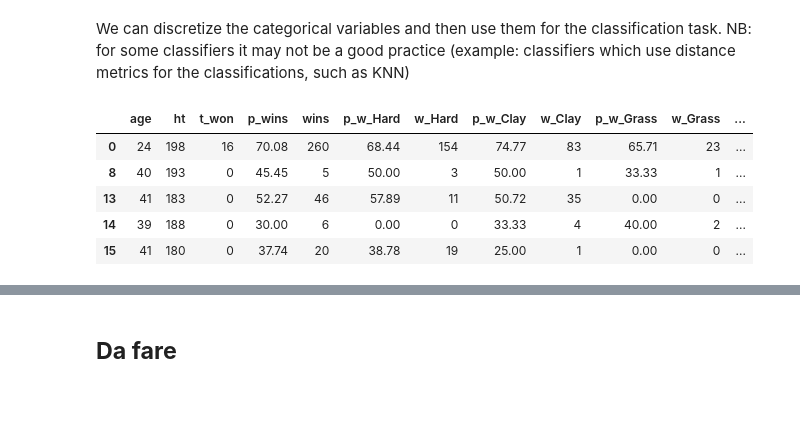
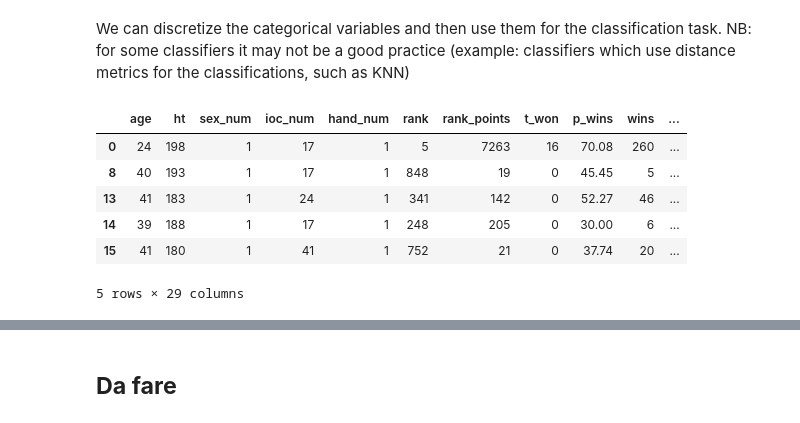
Before and after one commit to nikodallanoce/DataMiningProject, a Jupyter notebook: DM_14_TASK3/DM_14_predictive_analysis.ipynb, the cells around one changed output, grey strips where cells are left out. Drawn from its saved outputs; the diff is of its cells as text; code cells hidden in the pictures.

```diff
--- a/DM_14_TASK3/DM_14_predictive_analysis.ipynb
+++ b/DM_14_TASK3/DM_14_predictive_analysis.ipynb
@@ -32,6 +32,7 @@ fatal: destination path 'DataMiningProject' already exists and is not an empty d
 # %% [markdown]
 **Load the players' profile dataset**
 # %%
-df_players = pd.read_parquet('/content/DataMiningProject/DM_14_TASK2/players_dataset.gzip')
+PATH = '/content/DataMiningProject/DM_14_TASK2/players_dataset.gzip'
+df_players = pd.read_parquet(PATH)
 df_players
 # %% [output]
@@ -211,27 +212,42 @@ def discretize_data(dataset, variables):
         # add a new colum with the number representation of the variable
         dataset[variable+'_num'] = dataset[variable].map(mapping).astype(int)
     return dataset
+# %%
+def move_columns(df, cols_to_move, new_index):
+    """
+    This method re-arranges the columns in a dataframe to place the desired columns at the desired index.
+    Usage:
+        df = move_columns(df, ['Rev'], 2)
+    Input:
+        df: Dataframe
+        cols_to_move: The names of the columns to move. They must be a list
+        new_index: The 0-based location to place the columns.
+    Output:
+        Return a dataframe with the columns re-arranged
+    """
+    other = [c for c in df if c not in cols_to_move]
+    start = other[0:new_index]
+    end = other[new_index:]
+    return df[start + cols_to_move + end]
 # %%
-# discretize the variable relationship, sex, occupation, marital-status, native-country, race
-variables = ['name', 'sex', 'ioc', 'hand']
+# discretize the variable sex, ioc and hand
+variables = ['sex', 'ioc', 'hand']
 df_class = discretize_data(df_players, variables)
 
 # drop the categorical variables since we don't need them anymore
-df_class.drop(columns=['name', 'sex', 'ioc', 'hand', 	'age_range',	'ht_range',	'rank_range'], axis=1,inplace=True)
+df_class.drop(columns=['name', 'sex', 'ioc', 'hand', 'age_range', 'ht_range', 'rank_range'], axis=1,inplace=True)
 
 # move 'target' column to last position
-columns = df_class.columns.to_list()
-columns.pop(columns.index('target'))
-columns = columns + ['target']
-
-df_class = df_class[columns]
+df_class = move_columns(df_class, cols_to_move = ['age', 'ht', 'sex_num', 'ioc_num', 'hand_num', 'rank', 'rank_points'], new_index = 0)
+df_class = move_columns(df_class, cols_to_move = ['target'], new_index = len(df_class.columns) - 1)
 
 #the resulting dataset
 df_class.head()
 # %% [output]
-|  | age | ht | t_won | p_wins | wins | p_w_Hard | w_Hard | p_w_Clay | w_Clay | p_w_Grass | w_Grass | ... |
-| 0 | 24 | 198 | 16 | 70.08 | 260 | 68.44 | 154 | 74.77 | 83 | 65.71 | 23 | ... |
-| 8 | 40 | 193 | 0 | 45.45 | 5 | 50.00 | 3 | 50.00 | 1 | 33.33 | 1 | ... |
-| 13 | 41 | 183 | 0 | 52.27 | 46 | 57.89 | 11 | 50.72 | 35 | 0.00 | 0 | ... |
-| 14 | 39 | 188 | 0 | 30.00 | 6 | 0.00 | 0 | 33.33 | 4 | 40.00 | 2 | ... |
-| 15 | 41 | 180 | 0 | 37.74 | 20 | 38.78 | 19 | 25.00 | 1 | 0.00 | 0 | ... |
+|  | age | ht | sex_num | ioc_num | hand_num | rank | rank_points | t_won | p_wins | wins | ... |
+| 0 | 24 | 198 | 1 | 17 | 1 | 5 | 7263 | 16 | 70.08 | 260 | ... |
+| 8 | 40 | 193 | 1 | 17 | 1 | 848 | 19 | 0 | 45.45 | 5 | ... |
+| 13 | 41 | 183 | 1 | 24 | 1 | 341 | 142 | 0 | 52.27 | 46 | ... |
+| 14 | 39 | 188 | 1 | 17 | 1 | 248 | 205 | 0 | 30.00 | 6 | ... |
+| 15 | 41 | 180 | 1 | 41 | 1 | 752 | 21 | 0 | 37.74 | 20 | ... |
+5 rows × 29 columns
```
Also changed, not shown: parts of 9 cells of this notebook.
